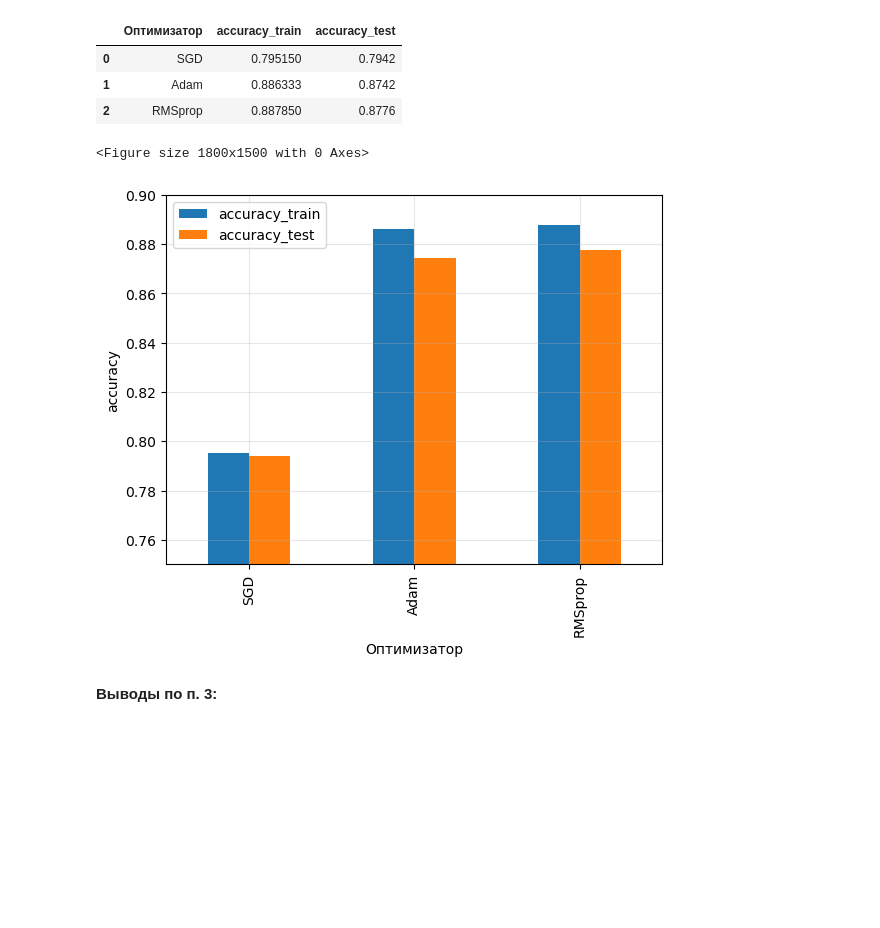
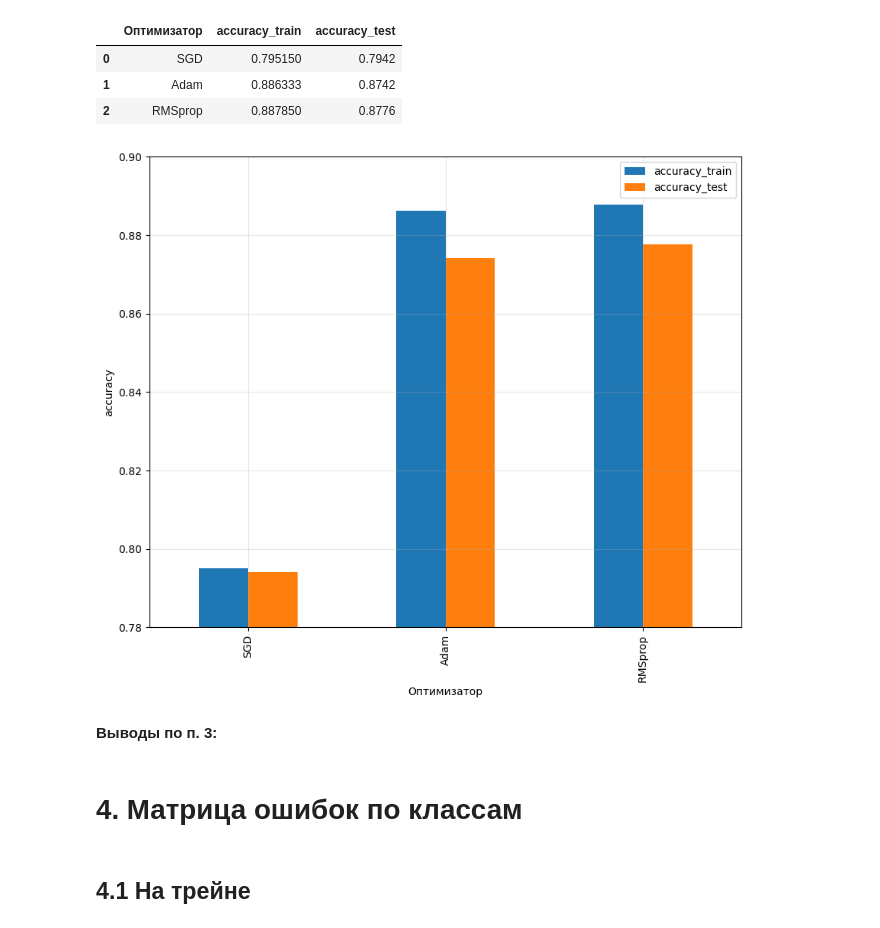
Before and after one commit to dnlygvtv/02_Python_for_Neural_Networks, a Jupyter notebook: HW/HW_2.ipynb, the cells around one changed output. Cells and saved outputs as stored; diff of their text form; code cells hidden in the pictures; blank space fills up the shorter version.

```diff
--- a/HW/HW_2.ipynb
+++ b/HW/HW_2.ipynb
@@ -109,7 +109,7 @@ for nn in [8, 16, 32, 64, 128, 256, 512]:
 
     stata_1 = stata_1.append(
         {
-            'Число нейронов слоя': nn,
+            'Число нейронов слоя': nn.as_type(int),
             'accuracy_train': train_metric,
             'accuracy_test': test_metric
             },
@@ -398,15 +398,15 @@ stata_3
 | 1 | Adam | 0.886333 | 0.8742 |
 | 2 | RMSprop | 0.887850 | 0.8776 |
 # %%
-plt.figure(figsize=(12, 10), dpi=150)
-stata_3.plot(x='Оптимизатор', kind='bar')
+stata_3.plot(x='Оптимизатор', kind='bar', figsize=(10, 8))
 plt.xlabel('Оптимизатор')
-plt.ylim([.75, .90])
+plt.ylim([.78, .9])
 plt.ylabel('accuracy')
 plt.grid(alpha=.3)
 plt.legend(loc='best');
 # %% [output]
-<Figure size 1800x1500 with 0 Axes>
-[figure, old version]
+[figure, new version]
 # %% [markdown]
 **Выводы по п. 3:**
+# %% [markdown]
+# 4. Матрица ошибок по классам
@@ -412,0 +415,2 @@ plt.legend(loc='best');
+# %% [markdown]
+## 4.1 На трейне
```
Also changed, not shown: parts of 21 cells of this notebook.
